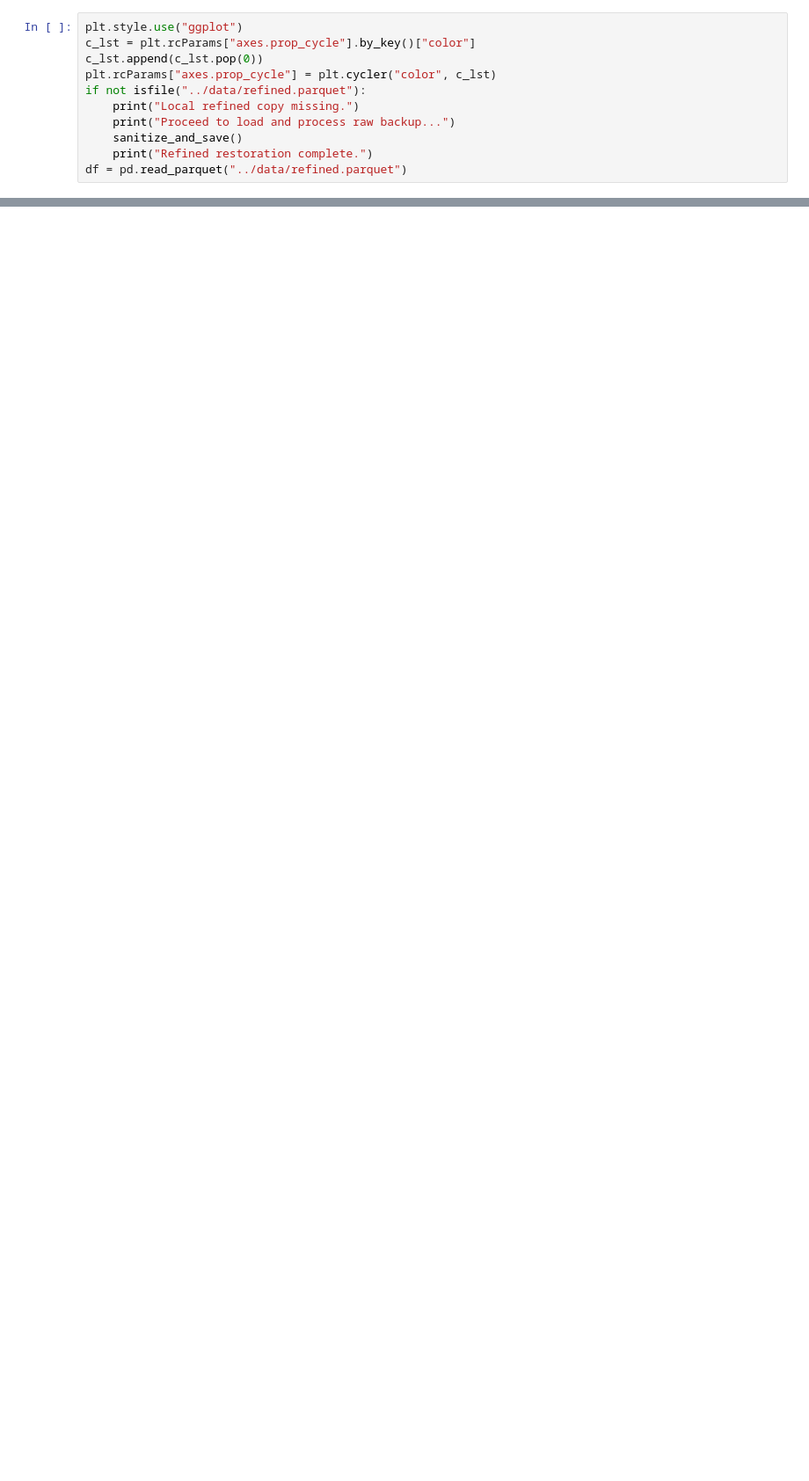
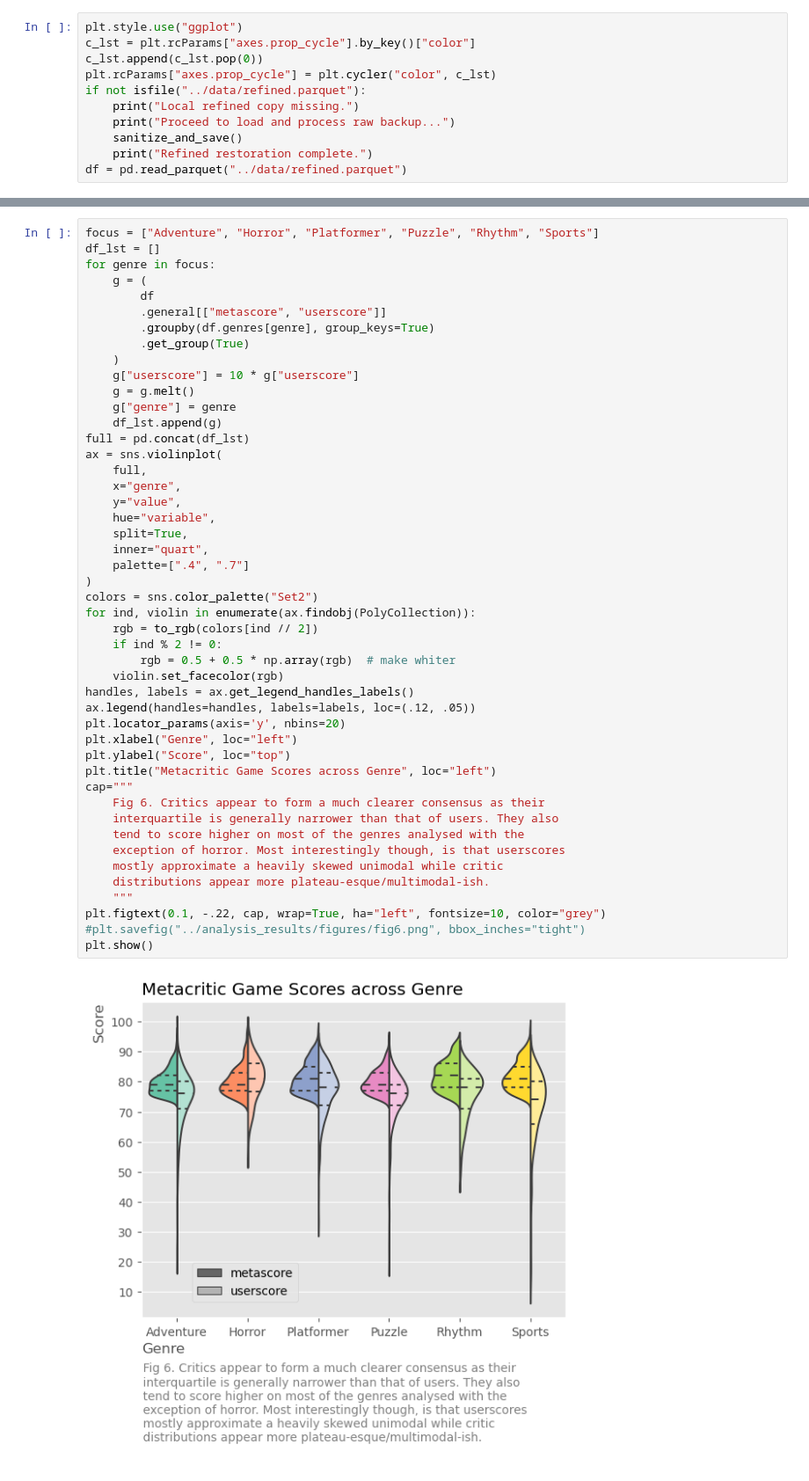
Before and after one commit to kevinramirez723/metacritic-game-analysis, a Jupyter notebook: scripts/analysis.ipynb, the cells around one changed output, grey strips where cells are left out. Shown: that part at 88% size. Drawn from its saved outputs; the diff is of its cells as text; blank space fills up the shorter version.

```diff
--- a/scripts/analysis.ipynb
+++ b/scripts/analysis.ipynb
@@ -101,0 +151,49 @@ Index(['IGN', 'IGN UK', 'IGN AU', 'IGN Italia', 'IGN Spain', 'IGN Japan',
+# %%
+focus = ["Adventure", "Horror", "Platformer", "Puzzle", "Rhythm", "Sports"]
+df_lst = []
+for genre in focus:
+    g = (
+        df
+        .general[["metascore", "userscore"]]
+        .groupby(df.genres[genre], group_keys=True)
+        .get_group(True)
+    )
+    g["userscore"] = 10 * g["userscore"]
+    g = g.melt()
+    g["genre"] = genre
+    df_lst.append(g)
+full = pd.concat(df_lst)
+ax = sns.violinplot(
+    full,
+    x="genre",
+    y="value",
+    hue="variable",
+    split=True,
+    inner="quart",
+    palette=[".4", ".7"]
+)
+colors = sns.color_palette("Set2")
+for ind, violin in enumerate(ax.findobj(PolyCollection)):
+    rgb = to_rgb(colors[ind // 2])
+    if ind % 2 != 0:
+        rgb = 0.5 + 0.5 * np.array(rgb)  # make whiter
+    violin.set_facecolor(rgb)
+handles, labels = ax.get_legend_handles_labels()
+ax.legend(handles=handles, labels=labels, loc=(.12, .05))
+plt.locator_params(axis='y', nbins=20)
+plt.xlabel("Genre", loc="left")
+plt.ylabel("Score", loc="top")
+plt.title("Metacritic Game Scores across Genre", loc="left")
+cap="""
+    Fig 6. Critics appear to form a much clearer consensus as their
+    interquartile is generally narrower than that of users. They also
+    tend to score higher on most of the genres analysed with the
+    exception of horror. Most interestingly though, is that userscores
+    mostly approximate a heavily skewed unimodal while critic
+    distributions appear more plateau-esque/multimodal-ish.
+    """
+plt.figtext(0.1, -.22, cap, wrap=True, ha="left", fontsize=10, color="grey")
+#plt.savefig("../analysis_results/figures/fig6.png", bbox_inches="tight")
+plt.show()
+# %% [output]
+[figure, added]
```
Also changed, not shown: parts of 12 cells of this notebook, 14 other files.
